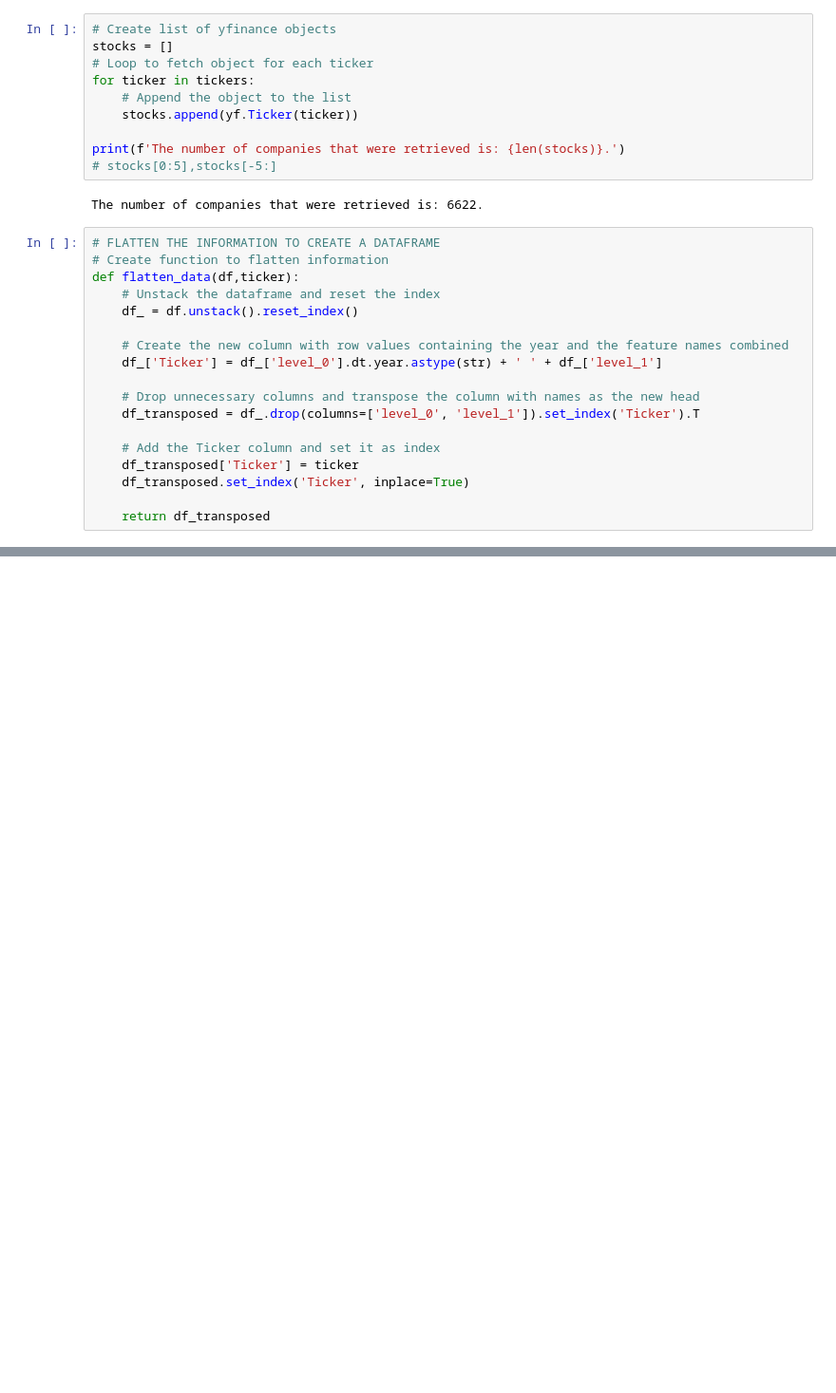
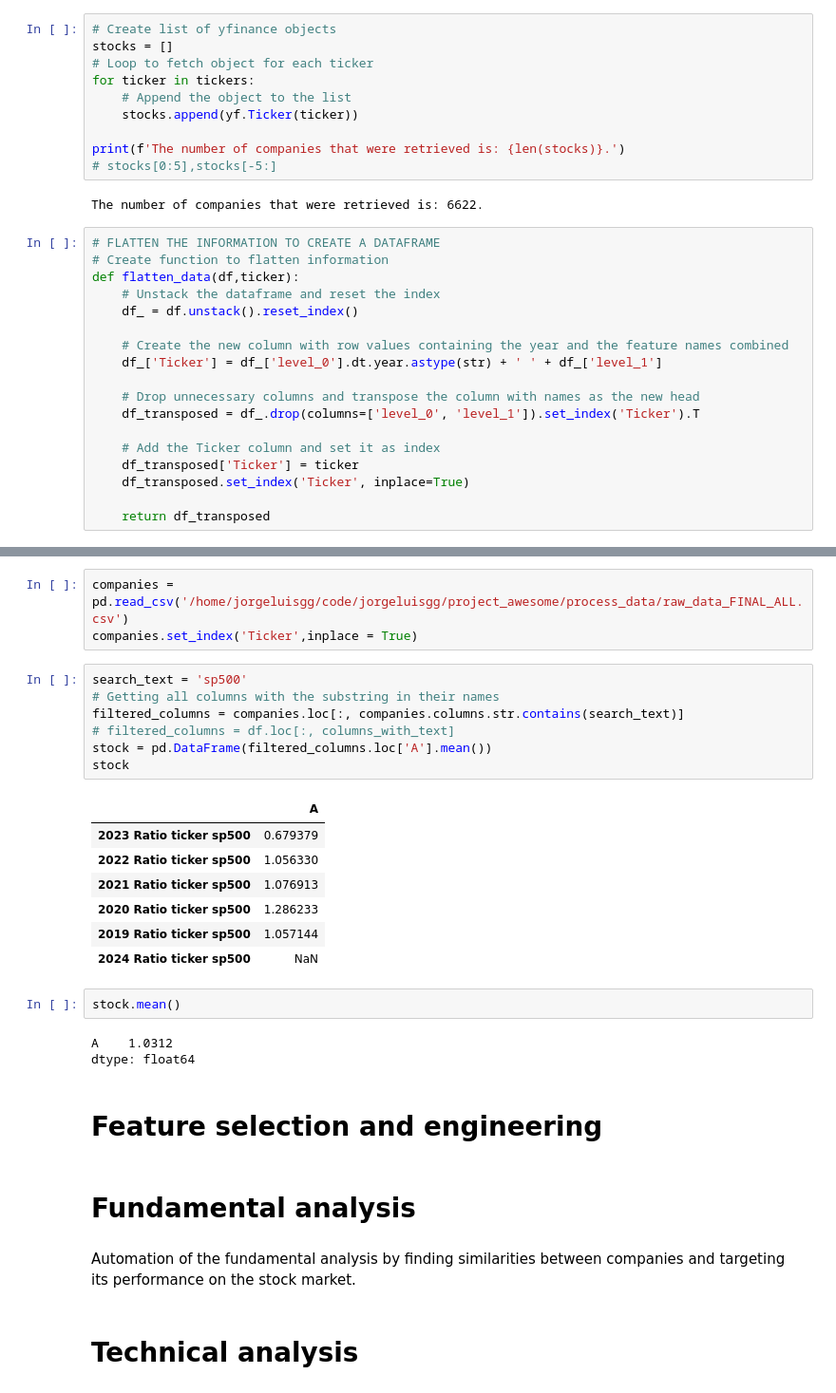
Before and after one commit to jorgeluisgg/project_awesome, a Jupyter notebook: notebooks/jlgg_notebook.ipynb, the cells around one changed output, grey strips where cells are left out. Shown at 95% size. Cells and saved outputs as stored; diff of their text form; blank space fills up the shorter version.

```diff
--- a/notebooks/jlgg_notebook.ipynb
+++ b/notebooks/jlgg_notebook.ipynb
@@ -97,0 +97,31 @@ InvalidIndexError: Reindexing only valid with uniquely valued Index objects
+# %%
+companies = pd.read_csv('/home/jorgeluisgg/code/jorgeluisgg/project_awesome/process_data/raw_data_FINAL_ALL.csv')
+companies.set_index('Ticker',inplace = True)
+# %%
+search_text = 'sp500'
+# Getting all columns with the substring in their names
+filtered_columns = companies.loc[:, companies.columns.str.contains(search_text)]
+# filtered_columns = df.loc[:, columns_with_text]
+stock = pd.DataFrame(filtered_columns.loc['A'].mean())
+stock
+# %% [output]
+|  | A |
+| 2023 Ratio ticker sp500 | 0.679379 |
+| 2022 Ratio ticker sp500 | 1.056330 |
+| 2021 Ratio ticker sp500 | 1.076913 |
+| 2020 Ratio ticker sp500 | 1.286233 |
+| 2019 Ratio ticker sp500 | 1.057144 |
+| 2024 Ratio ticker sp500 | NaN |
+# %%
+stock.mean()
+# %% [output]
+A    1.0312
+dtype: float64
+# %% [markdown]
+# Feature selection and engineering
+# %% [markdown]
+# Fundamental analysis
+# %% [markdown]
+Automation of the fundamental analysis by finding similarities between companies and targeting its performance on the stock market.
+# %% [markdown]
+# Technical analysis
```
Also changed, not shown: parts of 14 cells of this notebook, 5 other files.
